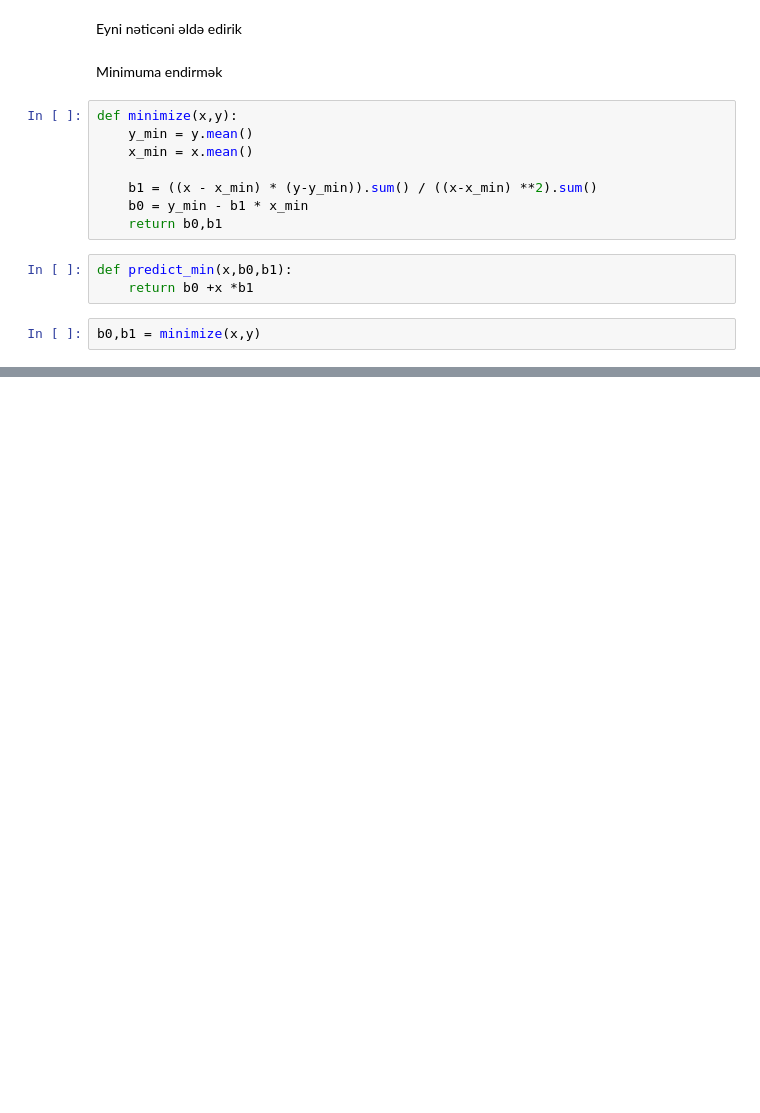
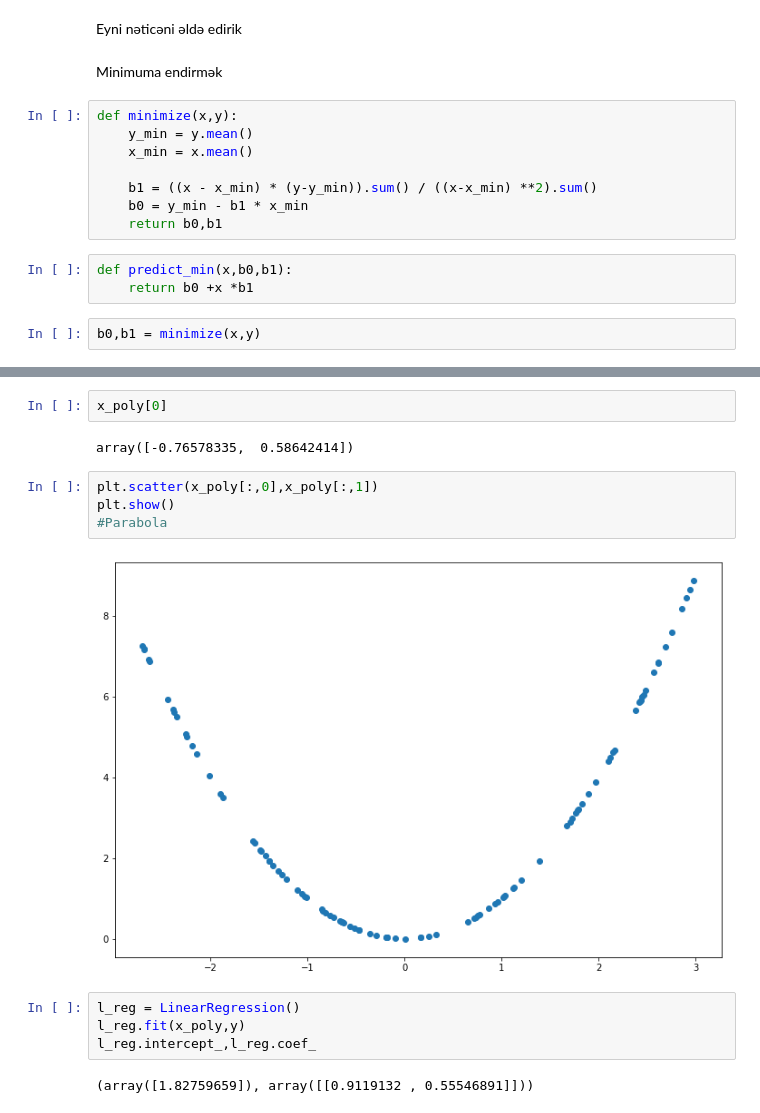
Before and after one commit to RashadGarayev/MachineLearningAZ, a Jupyter notebook: MachineLearningAz/Regression.ipynb, the cells around one changed output, grey strips where cells are left out. Cells and saved outputs as stored; diff of their text form; blank space fills up the shorter version.

```diff
--- a/MachineLearningAz/Regression.ipynb
+++ b/MachineLearningAz/Regression.ipynb
@@ -285,0 +344,16 @@ b0:4.032579990809489 , b1:2.916091090950193
+# %%
+x_poly[0]
+# %% [output]
+array([-0.76578335,  0.58642414])
+# %%
+plt.scatter(x_poly[:,0],x_poly[:,1])
+plt.show()
+#Parabola
+# %% [output]
+[figure, added]
+# %%
+l_reg = LinearRegression()
+l_reg.fit(x_poly,y)
+l_reg.intercept_,l_reg.coef_
+# %% [output]
+(array([1.82759659]), array([[0.9119132 , 0.55546891]]))
```
Also changed, not shown: parts of 52 cells of this notebook.
